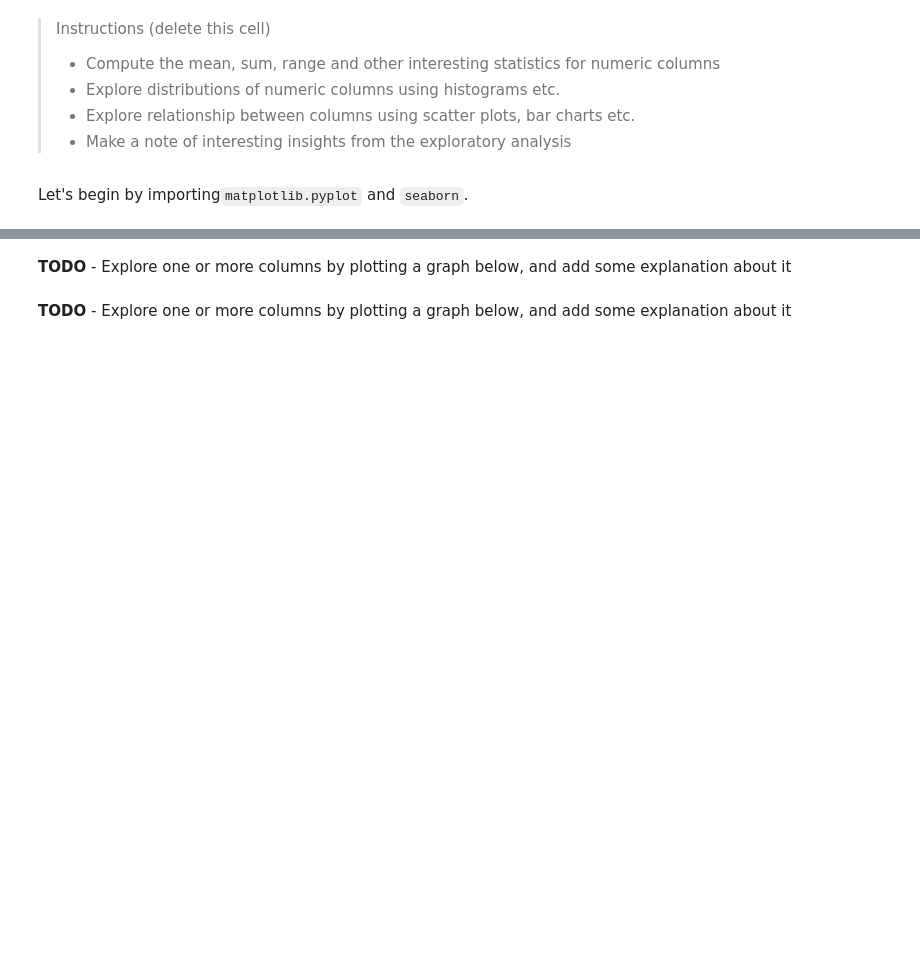
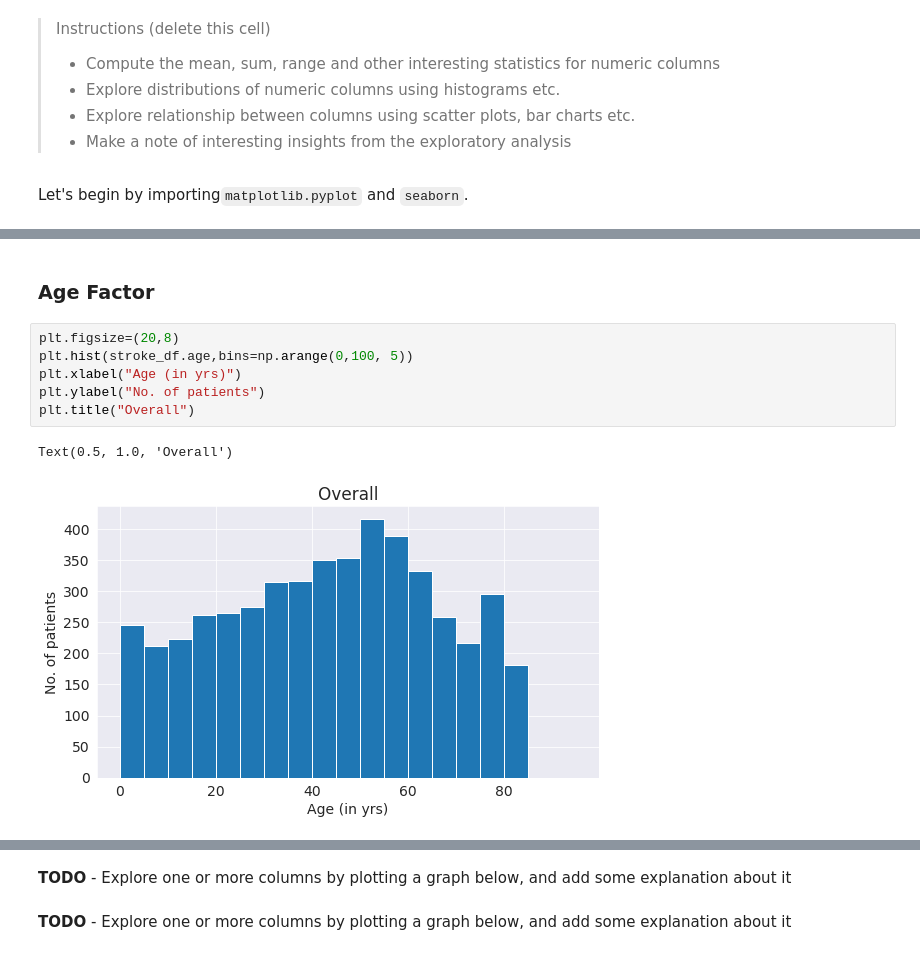
Before and after one commit to aamleen/Stroke-Analysis-and-Prediction, a Jupyter notebook: stroke_analysis_and_prediction.ipynb, the cells around one changed output, grey strips where cells are left out. Cells and saved outputs as stored; diff of their text form; blank space fills up the shorter version.

```diff
--- a/stroke_analysis_and_prediction.ipynb
+++ b/stroke_analysis_and_prediction.ipynb
@@ -404,0 +459,11 @@ matplotlib.rcParams['figure.facecolor'] = '#00000000'
+# %% [markdown]
+### Age Factor
+# %%
+plt.figsize=(20,8)
+plt.hist(stroke_df.age,bins=np.arange(0,100, 5))
+plt.xlabel("Age (in yrs)")
+plt.ylabel("No. of patients")
+plt.title("Overall")
+# %% [output]
+Text(0.5, 1.0, 'Overall')
+[figure, added]
```
Also changed, not shown: parts of 9 cells of this notebook.
